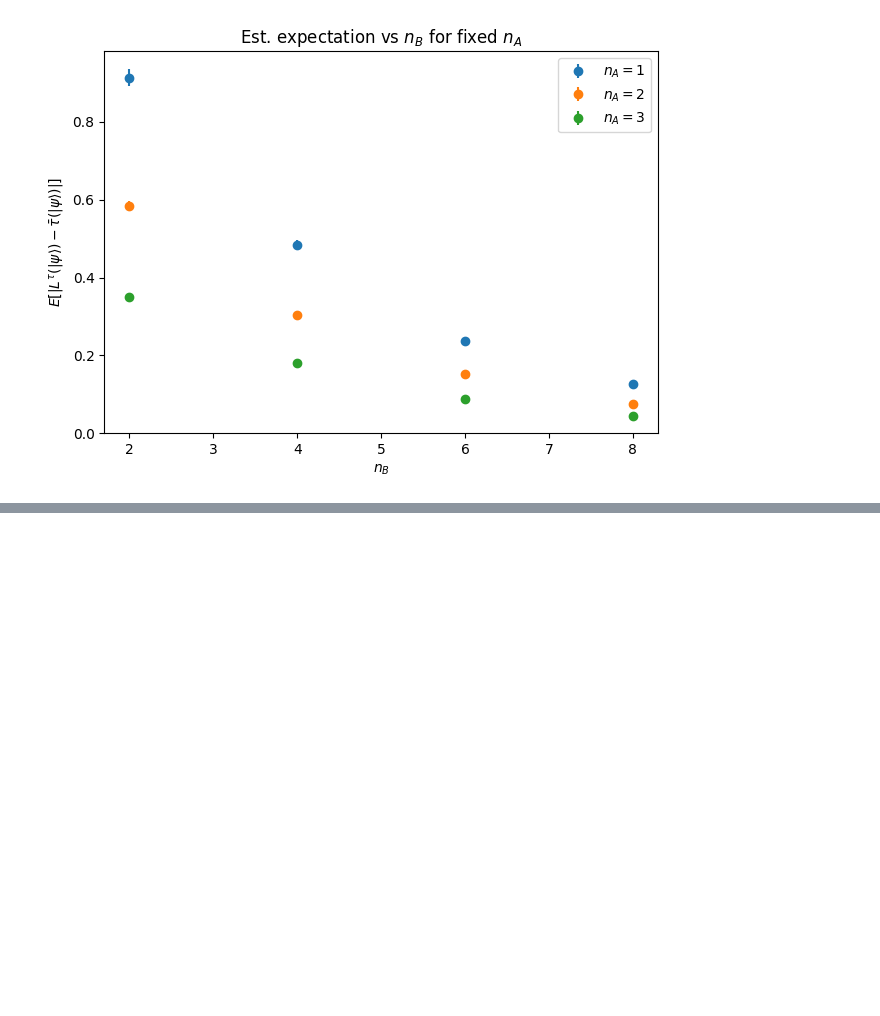
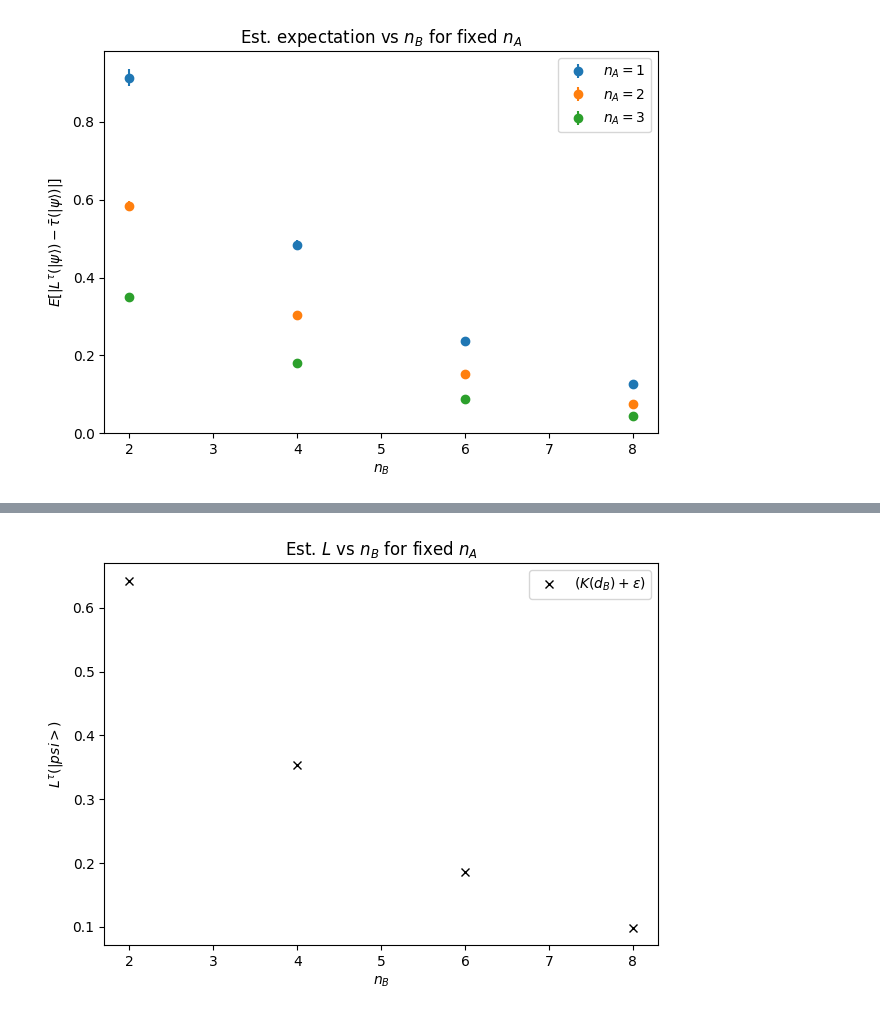
Before and after one commit to abbievaughanlee/localizable_entanglement, a Jupyter notebook: concentration_inequalities/localizable_entanglement_numerics.ipynb, the cells around one changed output, grey strips where cells are left out. Cells and saved outputs as stored; diff of their text form; code cells hidden in the pictures; blank space fills up the shorter version.

```diff
--- a/concentration_inequalities/localizable_entanglement_numerics.ipynb
+++ b/concentration_inequalities/localizable_entanglement_numerics.ipynb
@@ -396,0 +405,13 @@ plt.show()
+# %%
+for idx, nB in enumerate(nB_one):
+    d_B = 2 ** nB
+    epsilon = 0.01  # small offset for visibility
+    plt.plot(nB, np.sqrt(2 / (d_B + 1)) + epsilon, 'x', color='k', label='$(K(d_B) + \\epsilon)$' if idx == 0 else "")
+plt.xlabel(r'$n_B$')
+plt.ylabel(r'$L^{\tau}(|psi>)$')
+plt.title(f'Est. $L$ vs $n_B$ for fixed $n_A$')
+plt.legend()
+plt.tight_layout()
+plt.show()
+# %% [output]
+[figure, added]
```
Also changed, not shown: parts of 3 cells of this notebook, 2 other files.
